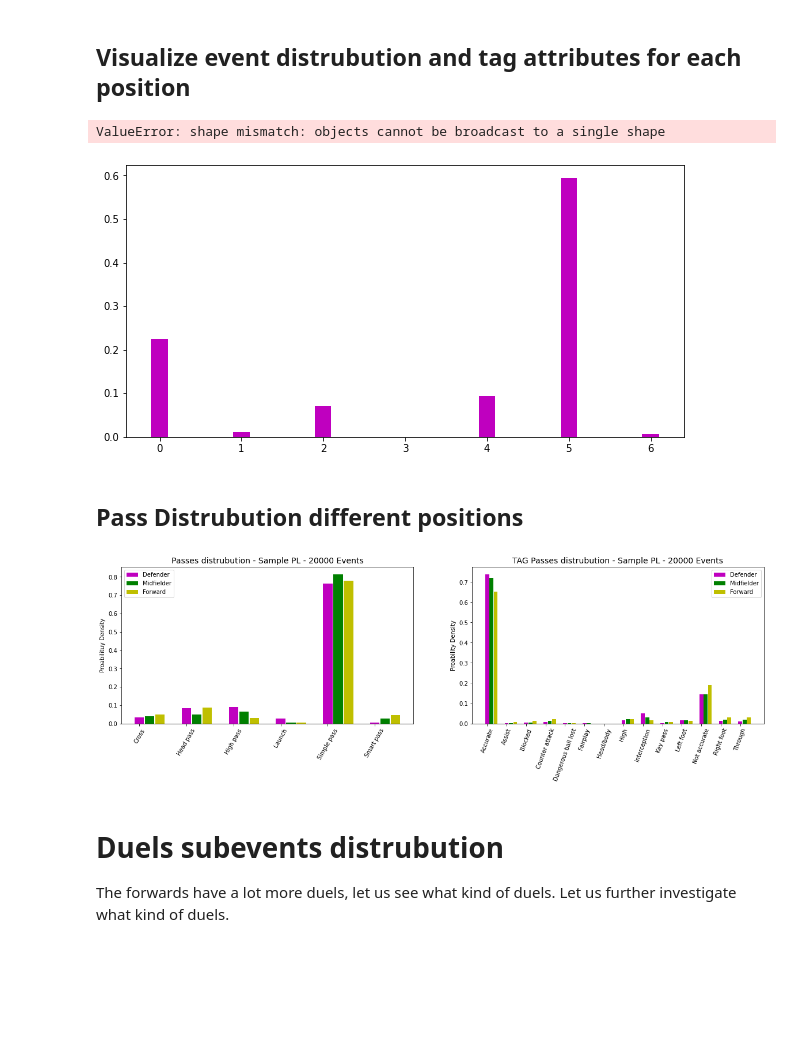
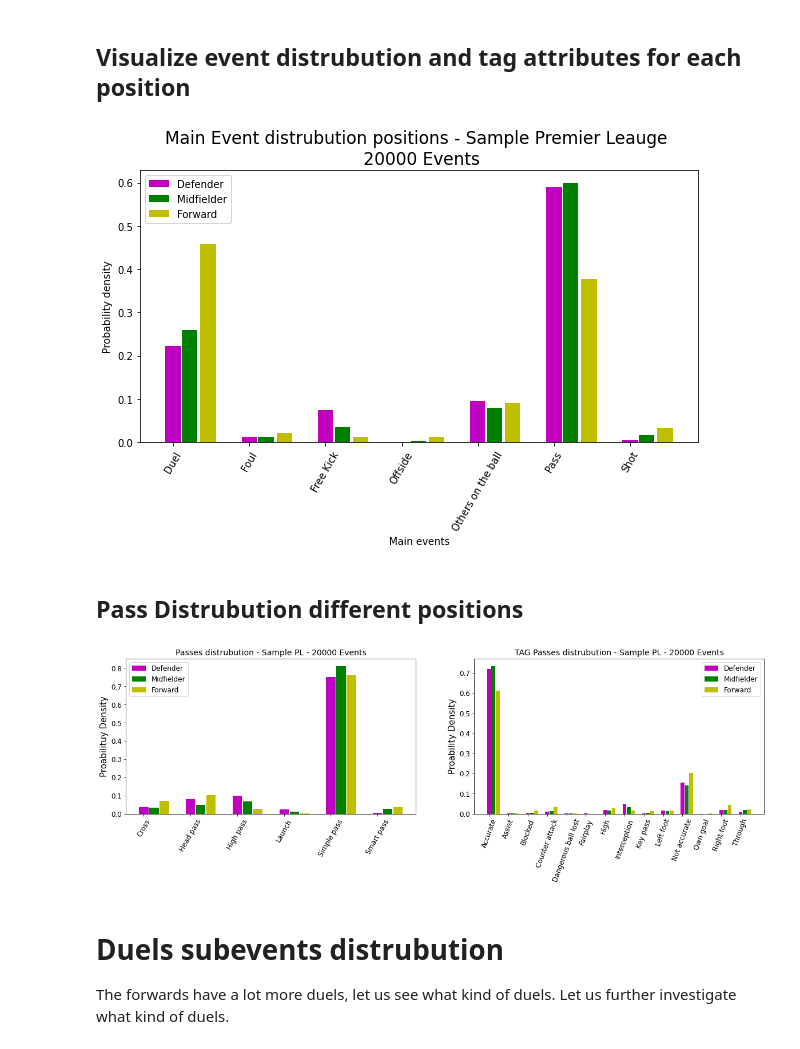
Before and after one commit to dogg3/-new_project, a Jupyter notebook: backend/flaskapp/flask/dataanalysis/Wyscout_events.ipynb, the cells around one changed output. Drawn from its saved outputs; the diff is of its cells as text; code cells hidden in the pictures; blank space fills up the shorter version.

```diff
--- a/backend/flaskapp/flask/dataanalysis/Wyscout_events.ipynb
+++ b/backend/flaskapp/flask/dataanalysis/Wyscout_events.ipynb
@@ -173,0 +155,3 @@ sample_events.reset_index(drop=True)
+# %%
+sample_events = sample_events.set_index("id")
+sample_events
@@ -175,9 +174,9 @@ sample_events.reset_index(drop=True)
 ## Add player position, age and team to sample_events dataframe
 The minimum valueable information to have in the screening about the player is the position, age and team. Therefore we are adding it to our events.
 # %%
- for key, row in sample_events.iterrows():
-        playerId = row['playerId']
-        mask = players['wyId'] == playerId
+#  for key, row in sample_events.iterrows():
+#         playerId = row['playerId']
+#         mask = players['wyId'] == playerId
 
 
 #         #Check so player exists in the preprocessed player dataframe
@@ -200,3 +199,7 @@ The minimum valueable information to have in the screening about the player is t
 #             #player name
 #             player = player['firstName'] +  " " + player['lastName']
 #             sample_events.loc[key, 'player name'] = player.values[0]
+
+sample_events = sample_events.reset_index()
+players = pd.read_pickle(path + '/preprocessed/players.pkl')
+sample_events = players.merge(sample_events, how='right', left_on='wyId', right_on='playerId')
@@ -218,0 +206,4 @@ sample_events
+# %%
+sample_events.columns
+sample_events = sample_events.set_index('id')
+sample_events
@@ -260,8 +266,7 @@ ax1.set_title('Main Event distrubution positions - Sample Premier Leauge \n '+ s
 
 plt.show()
 # %% [output]
-ValueError: shape mismatch: objects cannot be broadcast to a single shape
-[figure, old version]
+[figure, new version]
 # %% [markdown]
 ## Pass Distrubution different positions
 # %%
@@ -288,10 +293,11 @@ ax1.bar(x ,freqD/freqD.sum(), width=.2, color='m', label='Defender')
 ax1.bar(x + 0.22 ,freqM/freqM.sum(), width=.2, color='g', label='Midfielder')
 ax1.bar(x + 0.44 ,freqF/freqF.sum(), width=.2, color='y', label='Forward')
 
-ax1.legend(loc="upper left")
+ax1.legend(loc="upper left", fontsize=12)
 
-ax1.set_ylabel('Proabilituy Density')
+ax1.set_ylabel('Proabilituy Density',fontsize=15)
 ax1.set_xticks(x)
+ax1.tick_params(axis='both', which='major', labelsize=12)
 ax1.set_xticklabels(d, rotation=60)
 # plt.show()
 
@@ -329,36 +335,38 @@ xlabels= np.unique([x[1] for x in tagDictCount.keys()])
 
 
 defY = dict.fromkeys(xlabels, 0)
 midY = defY.copy()
 forY = defY.copy()
 
 
 for key in tagDictCount:
     if(key[0] == "Defender"):
         defY[key[1]] = tagDictCount[key]
     elif(key[0] == "Midfielder"):
         midY[key[1]] = tagDictCount[key]
     else:
         forY[key[1]] = tagDictCount[key]
 
 
 x = np.arange(len(xlabels))
 
 
 ax2.set_title('TAG Passes distrubution - Sample PL - ' + str(SAMPLE_SIZE) + ' Events', fontsize=14)
 
 
 ax2.bar(x, np.array(list(defY.values())) / sum(list(defY.values())), width=.2, color='m', label='Defender')
 ax2.bar(x + 0.22, np.array(list(midY.values())) / sum(list(midY.values())), width=.2, color='g', label='Midfielder')
 ax2.bar(x + 0.44, np.array(list(forY.values())) / sum(list(forY.values())), width=.2, color='y', label='Forward')
-ax2.legend(loc="upper right")
+ax2.legend(loc="upper right",fontsize=12)
 
-ax2.set_ylabel('Proability Density')
+ax2.set_ylabel('Proability Density', fontsize=15)
 ax2.set_xticks(x)
 ax2.set_xticklabels(xlabels, rotation=70)
+ax2.tick_params(axis='both', which='major', labelsize=12)
+
 plt.show()
 # %% [output]
-[figure, old version]
+[figure, new version]
 # %% [markdown]
 # Duels subevents distrubution
 The forwards have a lot more duels, let us see what kind of duels. Let us further investigate what kind of duels.
```
Also changed, not shown: parts of 13 cells of this notebook, 13 other files.
